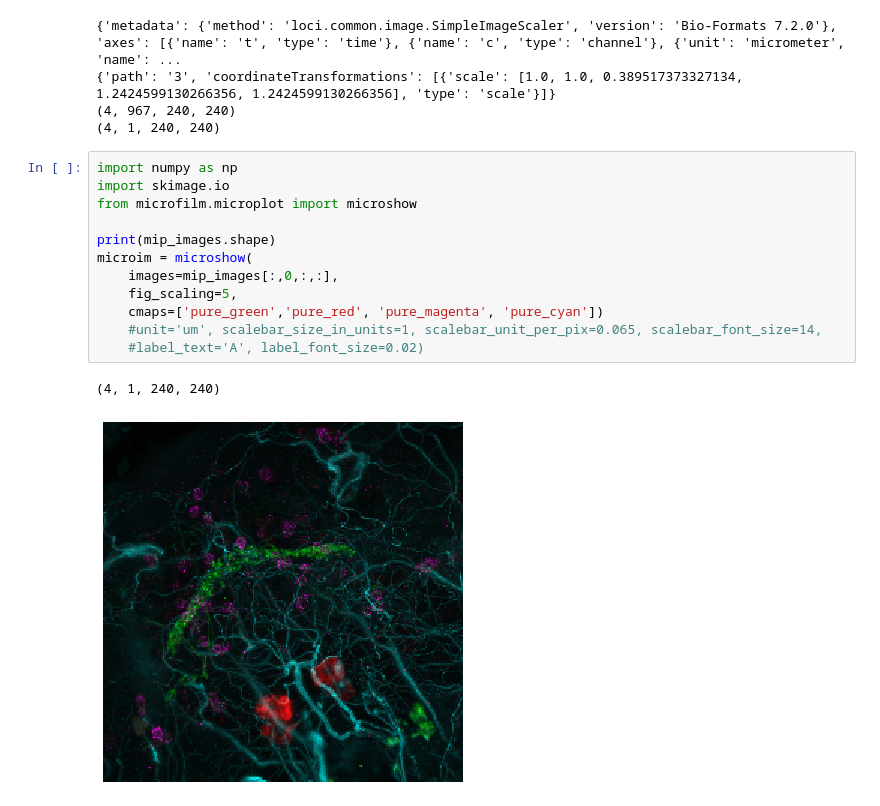
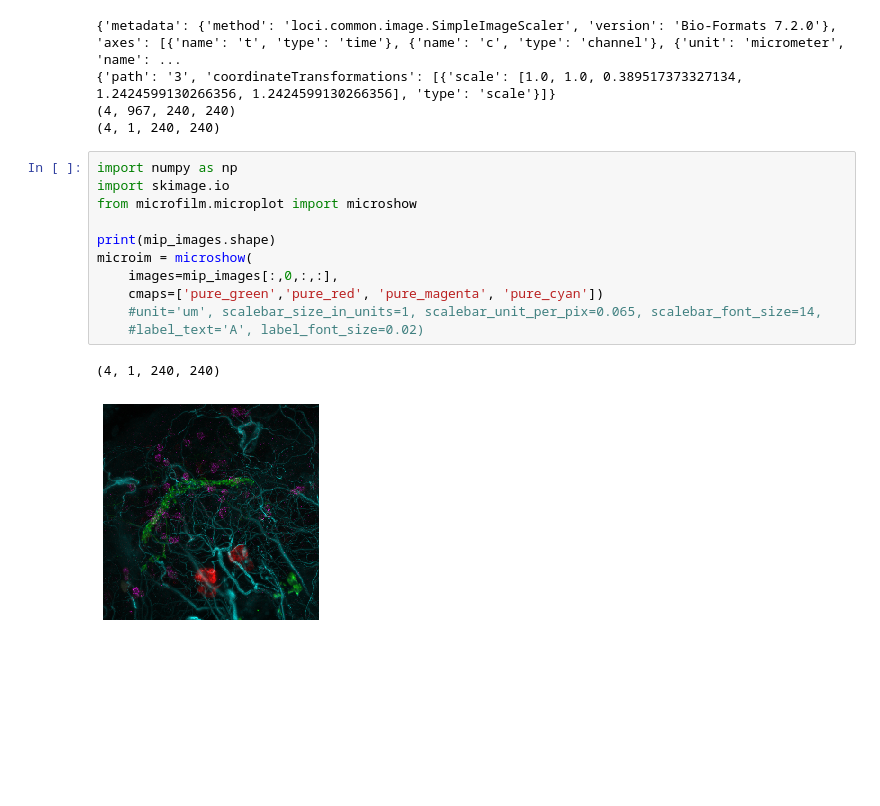
Before and after one commit to JaneliaSciComp/zarrcade, a Jupyter notebook: notebooks/MIPs.ipynb, the cells around one changed output. Saved outputs shown, nothing was run; the diff lists cells and outputs as text; blank space fills up the shorter version.

```diff
--- a/notebooks/MIPs.ipynb
+++ b/notebooks/MIPs.ipynb
@@ -53,15 +53,14 @@ print(mip_images.shape)
 # %%
 import numpy as np
 import skimage.io
 from microfilm.microplot import microshow
 
 print(mip_images.shape)
 microim = microshow(
     images=mip_images[:,0,:,:],
-    fig_scaling=5,
     cmaps=['pure_green','pure_red', 'pure_magenta', 'pure_cyan'])
     #unit='um', scalebar_size_in_units=1, scalebar_unit_per_pix=0.065, scalebar_font_size=14,
     #label_text='A', label_font_size=0.02)
 # %% [output]
 (4, 1, 240, 240)
-[figure, old version]
+[figure, new version]
```
Also changed, not shown: parts of 2 cells of this notebook, 7 other files.
